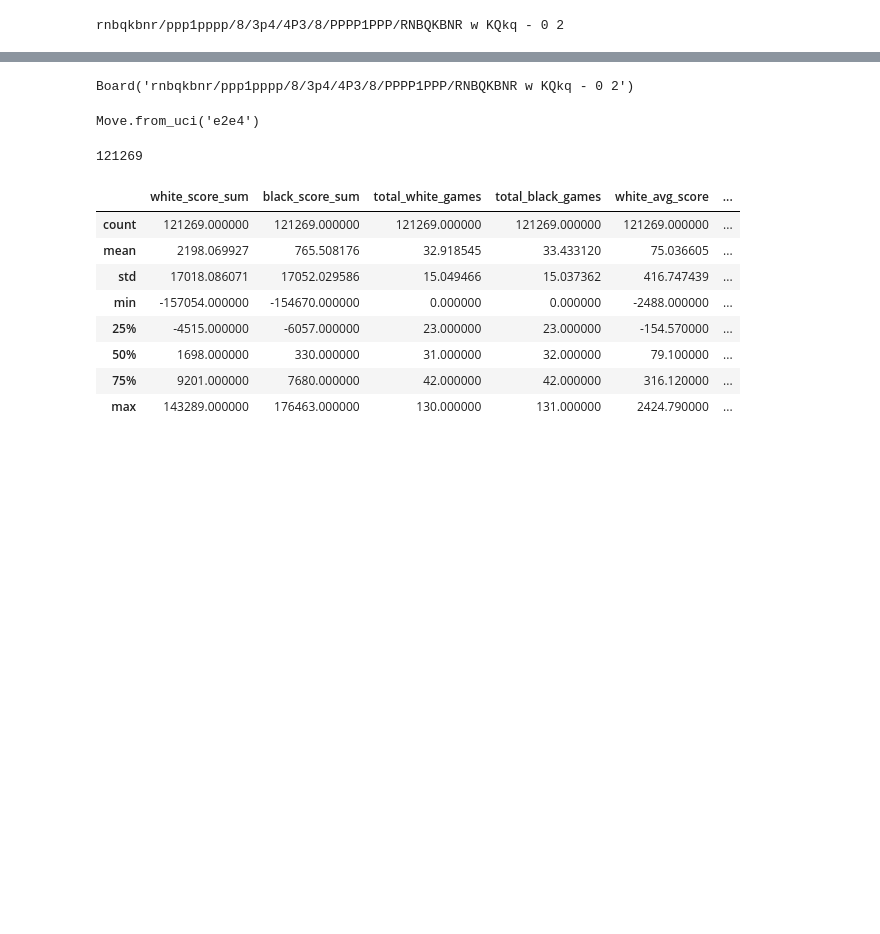
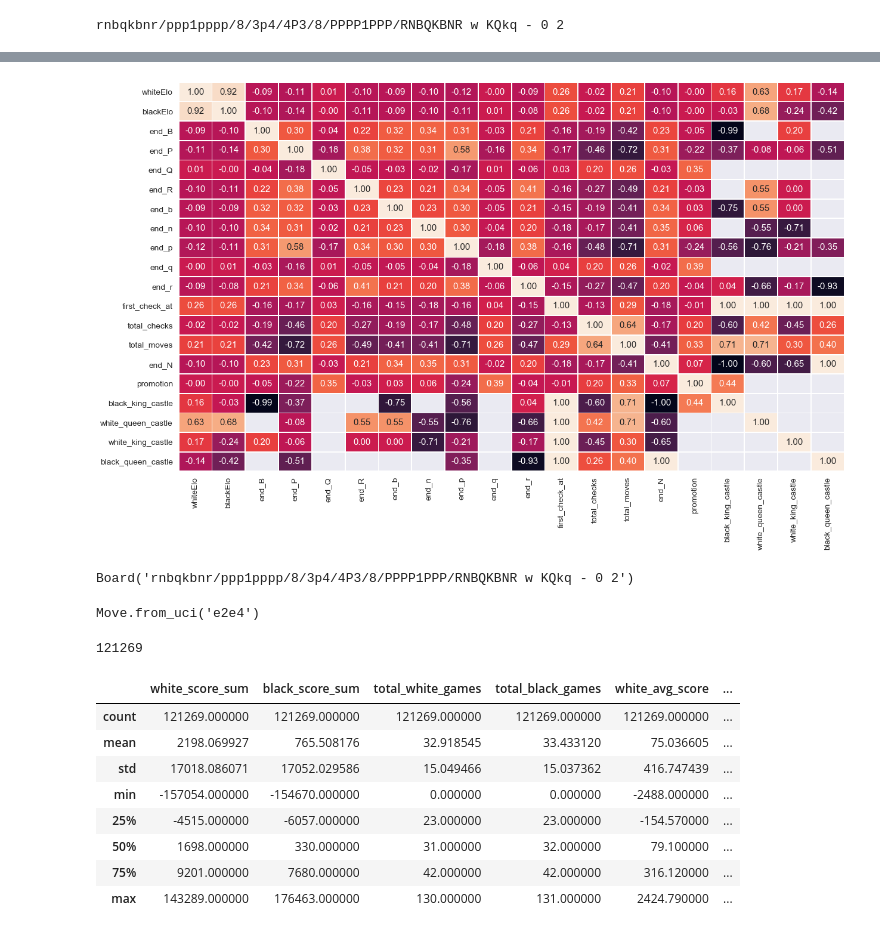
Before and after one commit to mayankX/Chess-ELO-Predictor, a Jupyter notebook: notebooks/Playground.ipynb, the cells around one changed output, grey strips where cells are left out. Saved outputs shown, nothing was run; the diff lists cells and outputs as text; code cells hidden in the pictures; blank space fills up the shorter version.

```diff
--- a/notebooks/Playground.ipynb
+++ b/notebooks/Playground.ipynb
@@ -207,9 +207,11 @@ data.describe()
 | 75% | 9194.000000 | 7684.000000 | 42.000000 | 42.000000 | 316.160000 | ... |
 | max | 143289.000000 | 176463.000000 | 130.000000 | 131.000000 | 2424.790000 | ... |
 # %%
-data = data.query('whiteELO != "?" and blackELO != "?"')
-data.whiteELO = data.whiteELO.astype('int')
-data.blackELO = data.blackELO.astype('int')
+data = pd.DataFrame(data_df)
+data = data.query('whiteElo != "?" and blackElo != "?"')
+data[['whiteElo', 'blackElo']] = data[['whiteElo', 'blackElo']].astype('int')
+# data.whiteElo = data.whiteElo.astype('int')
+# data.blackElo = data.blackElo.astype('int')
 
 data.loc[data['event'].str.contains('Rated Blitz', na=False), 'event'] = 'Rated Blitz'
 data.loc[data['event'].str.contains('Rated Bullet', na=False), 'event'] = 'Rated Bullet'
@@ -423,3 +443,20 @@ rnbqkbnr/ppp1pppp/8/3p4/4P3/8/PPPP1PPP/RNBQKBNR w KQkq - 0 2
+# %%
+cols = ['whiteElo', 'blackElo', 'end_B', 'end_P', 'end_Q', 'end_R', 'end_b', 'end_n', 'end_p', 'end_q', 'end_r', 'first_check_at', 'total_checks', 'total_moves', 'end_N', 'promotion', 'black_king_castle', 'white_queen_castle', 'white_king_castle', 'black_queen_castle']
+plt.subplots(figsize=(20, 12))
+sns.set(font_scale=1.25)
+sns.heatmap(
+#     method : {‘pearson’, ‘kendall’, ‘spearman’}
+    data[cols].corr(),
+    cbar=False,
+    linewidths=.8,
+    annot=True,
+#     square=True,
+    fmt=".2f",
+#     annot_kws={"size": 10}
+);
+# data.corr()
+# %% [output]
+[figure, added]
 # %%
 testBoard = chess.Board(fen='rnbqkbnr/ppp1pppp/8/3p4/4P3/8/PPPP1PPP/RNBQKBNR w KQkq - 0 2')
 testBoard
```
Also changed, not shown: parts of 7 cells of this notebook.
